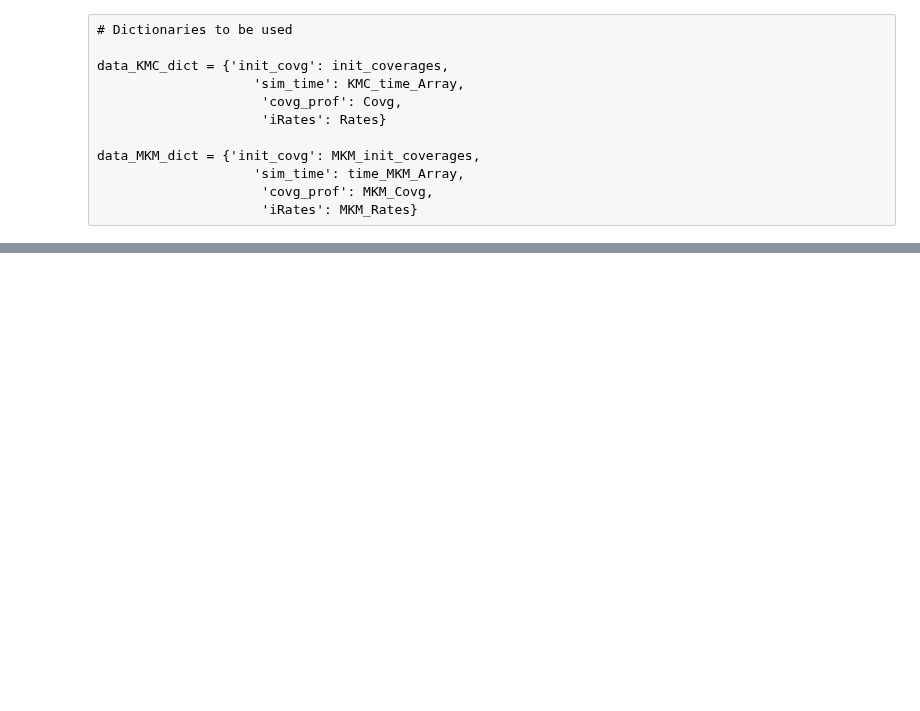
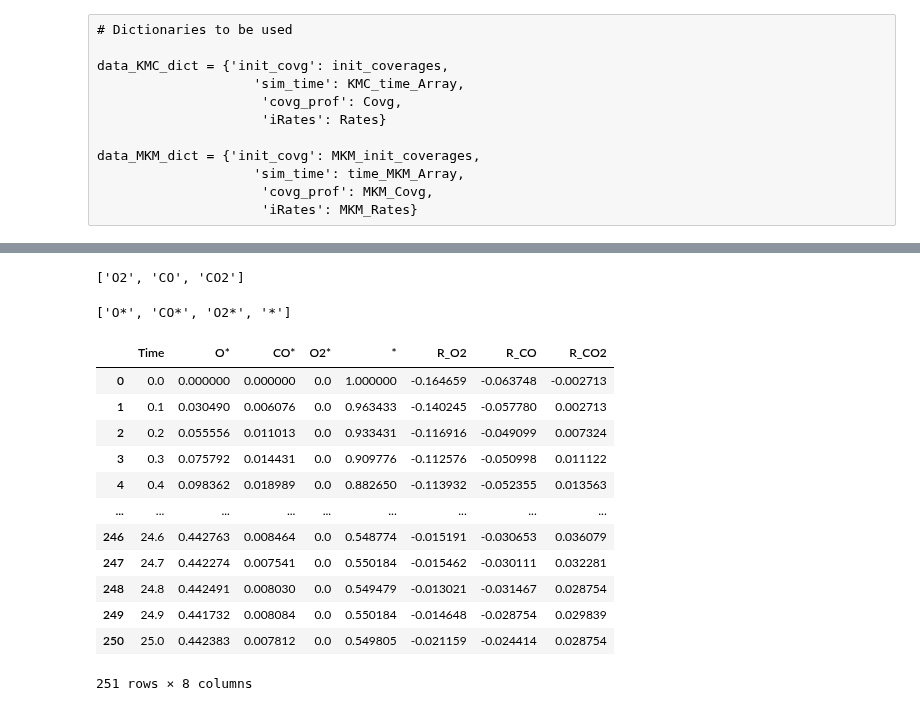
Before and after one commit to kkusima/MiKi, a Jupyter notebook: Input_data_KMC/KMC_output_varied_coverage/k_OPT_ML_OOP-Copy2.ipynb, the cells around one changed output, grey strips where cells are left out. Saved outputs shown, nothing was run; the diff lists cells and outputs as text; code cells hidden in the pictures; blank space fills up the shorter version.

```diff
--- a/Input_data_KMC/KMC_output_varied_coverage/k_OPT_ML_OOP-Copy2.ipynb
+++ b/Input_data_KMC/KMC_output_varied_coverage/k_OPT_ML_OOP-Copy2.ipynb
@@ -7,9 +7,8 @@ import shutil
 # %%
 %%time
 from main_ML import *
-ML = ML_Fitting('Atomic_sw.csv','Stoich_sw.csv','Param_sw.csv','KMC_NonDynamic_Data_iCovg_iRates_sw.csv','KMC')
+ML = ML_Fitting('Atomic_sw.csv','Stoich_sw.csv','Param_sw.csv','KMC_NonDynamic_Data_iCovg_iRates_sw.csv',Input_Format='KMC')
 ML.MKM.set_rxnconditions(Pr=[(1.0e-4*0.1),(1.0e-4*1.0e-5), 0]) #From KMC #Make sure it matches 02 CO CO2
-ML.KMC_Input_Folders_Initialization()
 # %% [output]
 Mass is conserved.
 
@@ -90,3 +122,10 @@ exp_mkm_df
 # %%
 %%time
+%matplotlib notebook
+ML.MKM.k = params_
+ML.MKM_test_inp.k = params_
+ML.forced_param = params_
+ML.MKM_test_inp.set_limits_of_integration(Ti=0,Tf=25)
+ML.MKM_test_inp.ODE_Tolerances(Dplace=50,reltol=1e-5,abstol=1e-8)
+ML.MKM.ODE_Tolerances(Dplace=50,reltol=1e-5,abstol=1e-8)
 ML.ML_Fitting(alg = 'KNN', test_train_split=0.10, plot=True)
@@ -94,0 +148,24 @@ print(ML.ML_algorithm)
+# %%
+ML.Exp_gas_name
+# %% [output]
+['O2', 'CO', 'CO2']
+# %%
+ML.Exp_surf_name
+# %% [output]
+['O*', 'CO*', 'O2*', '*']
+# %%
+ML.Input
+# %% [output]
+|  | Time | O* | CO* | O2* | * | R_O2 | R_CO | R_CO2 |
+| 0 | 0.0 | 0.000000 | 0.000000 | 0.0 | 1.000000 | -0.164659 | -0.063748 | -0.002713 |
+| 1 | 0.1 | 0.030490 | 0.006076 | 0.0 | 0.963433 | -0.140245 | -0.057780 | 0.002713 |
+| 2 | 0.2 | 0.055556 | 0.011013 | 0.0 | 0.933431 | -0.116916 | -0.049099 | 0.007324 |
+| 3 | 0.3 | 0.075792 | 0.014431 | 0.0 | 0.909776 | -0.112576 | -0.050998 | 0.011122 |
+| 4 | 0.4 | 0.098362 | 0.018989 | 0.0 | 0.882650 | -0.113932 | -0.052355 | 0.013563 |
+| ... | ... | ... | ... | ... | ... | ... | ... | ... |
+| 246 | 24.6 | 0.442763 | 0.008464 | 0.0 | 0.548774 | -0.015191 | -0.030653 | 0.036079 |
+| 247 | 24.7 | 0.442274 | 0.007541 | 0.0 | 0.550184 | -0.015462 | -0.030111 | 0.032281 |
+| 248 | 24.8 | 0.442491 | 0.008030 | 0.0 | 0.549479 | -0.013021 | -0.031467 | 0.028754 |
+| 249 | 24.9 | 0.441732 | 0.008084 | 0.0 | 0.550184 | -0.014648 | -0.028754 | 0.029839 |
+| 250 | 25.0 | 0.442383 | 0.007812 | 0.0 | 0.549805 | -0.021159 | -0.024414 | 0.028754 |
+251 rows × 8 columns
```
Also changed, not shown: parts of 12 cells of this notebook, 28 other files.
